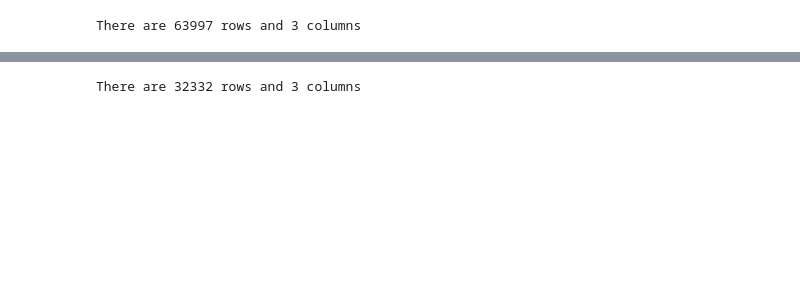
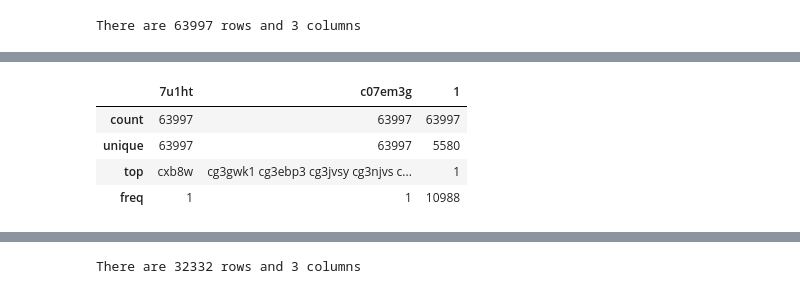
Before and after one commit to federicopessina/RedditSarcasm, a Jupyter notebook: main_notebook.ipynb, the cells around one changed output, grey strips where cells are left out. Drawn from its saved outputs; the diff is of its cells as text; code cells hidden in the pictures; blank space fills up the shorter version.

```diff
--- a/main_notebook.ipynb
+++ b/main_notebook.ipynb
@@ -70,0 +88,8 @@ There are 63997 rows and 3 columns
+# %%
+df_test_unbal.describe()
+# %% [output]
+|  | 7u1ht | c07em3g | 1 |
+| count | 63997 | 63997 | 63997 |
+| unique | 63997 | 63997 | 5580 |
+| top | cxb8w | cg3gwk1 cg3ebp3 cg3jvsy cg3njvs c... | 1 |
+| freq | 1 | 1 | 10988 |
```
Also changed, not shown: parts of 22 cells of this notebook.
